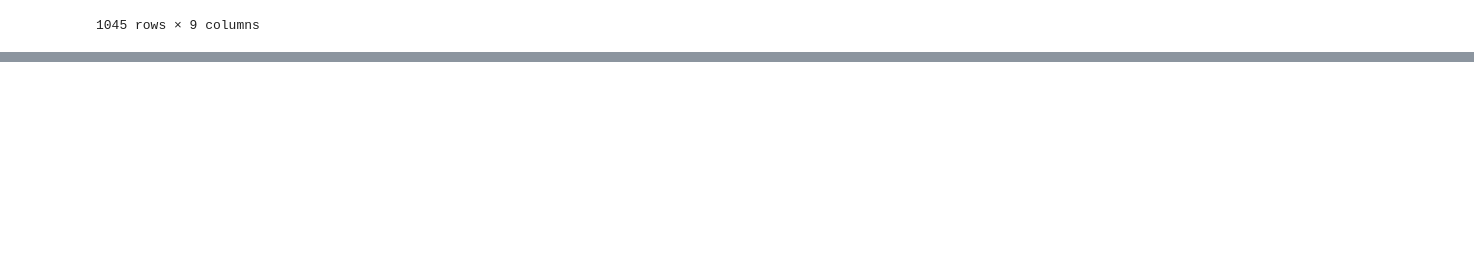
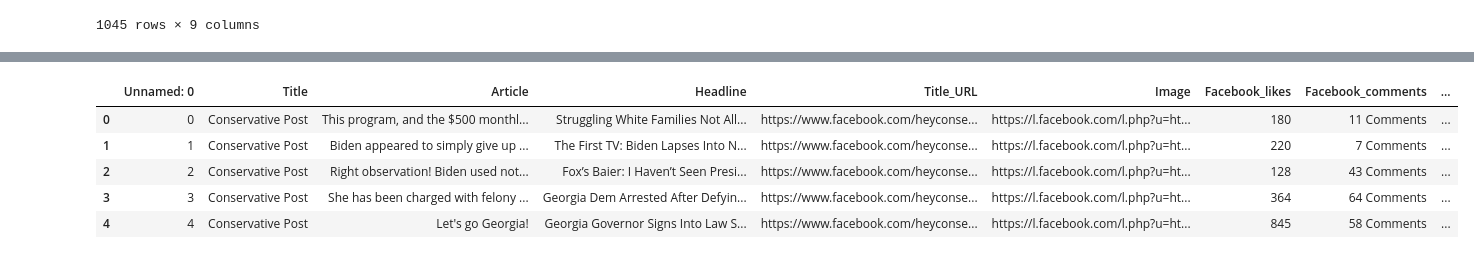
Before and after one commit to aliciasply/Final-Project, a Jupyter notebook: Code/Visualization-Alicia-Test1.ipynb, the cells around one changed output, grey strips where cells are left out. Saved outputs shown, nothing was run; the diff lists cells and outputs as text; code cells hidden in the pictures; blank space fills up the shorter version.

```diff
--- a/Code/Visualization-Alicia-Test1.ipynb
+++ b/Code/Visualization-Alicia-Test1.ipynb
@@ -97,0 +109,11 @@ cleaned_df
+# %%
+# Import data
+fb2_df = pd.read_csv('../Data/Alicia/fb2_test_data.csv')
+fb2_df.head()
+# %% [output]
+|  | Unnamed: 0 | Title | Article | Headline | Title_URL | Image | Facebook_likes | Facebook_comments | ... |
+| 0 | 0 | Conservative Post | This program, and the $500 monthl... | Struggling White Families Not All... | https://www.facebook.com/heyconse... | https://l.facebook.com/l.php?u=ht... | 180 | 11 Comments | ... |
+| 1 | 1 | Conservative Post | Biden appeared to simply give up ... | The First TV: Biden Lapses Into N... | https://www.facebook.com/heyconse... | https://l.facebook.com/l.php?u=ht... | 220 | 7 Comments | ... |
+| 2 | 2 | Conservative Post | Right observation! Biden used not... | Fox’s Baier: I Haven’t Seen Presi... | https://www.facebook.com/heyconse... | https://l.facebook.com/l.php?u=ht... | 128 | 43 Comments | ... |
+| 3 | 3 | Conservative Post | She has been charged with felony ... | Georgia Dem Arrested After Defyin... | https://www.facebook.com/heyconse... | https://l.facebook.com/l.php?u=ht... | 364 | 64 Comments | ... |
+| 4 | 4 | Conservative Post | Let's go Georgia! | Georgia Governor Signs Into Law S... | https://www.facebook.com/heyconse... | https://l.facebook.com/l.php?u=ht... | 845 | 58 Comments | ... |
```
Also changed, not shown: parts of 3 cells of this notebook, 4 other files.
